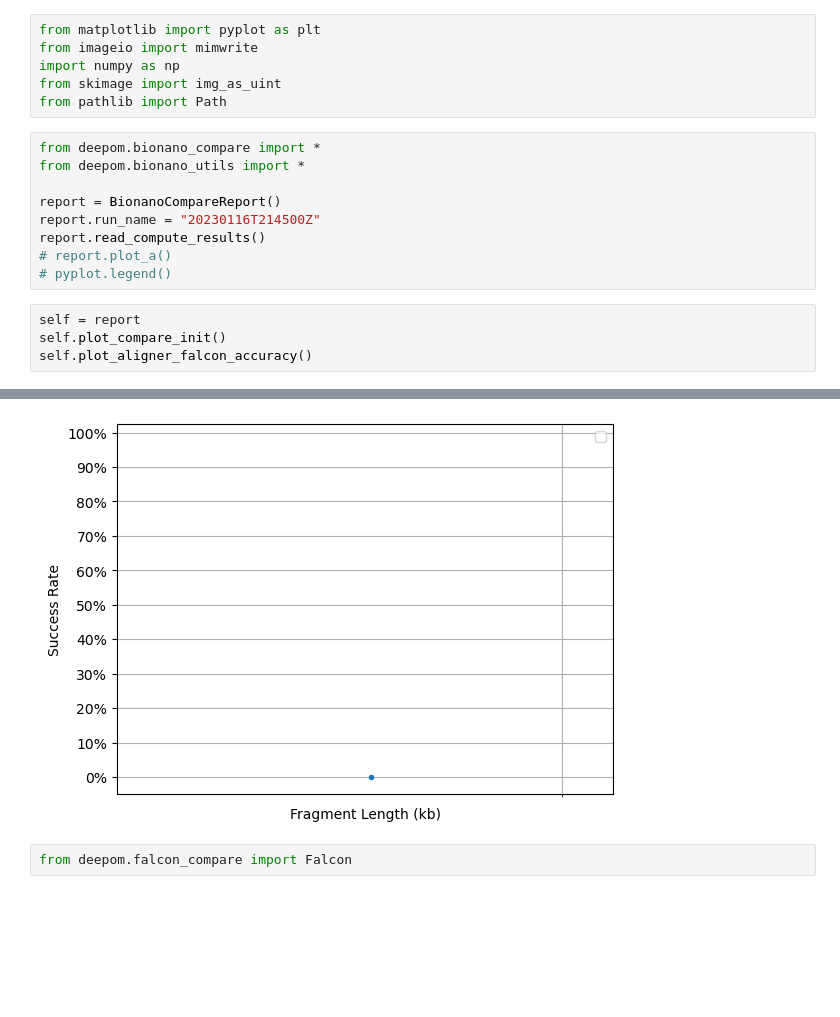
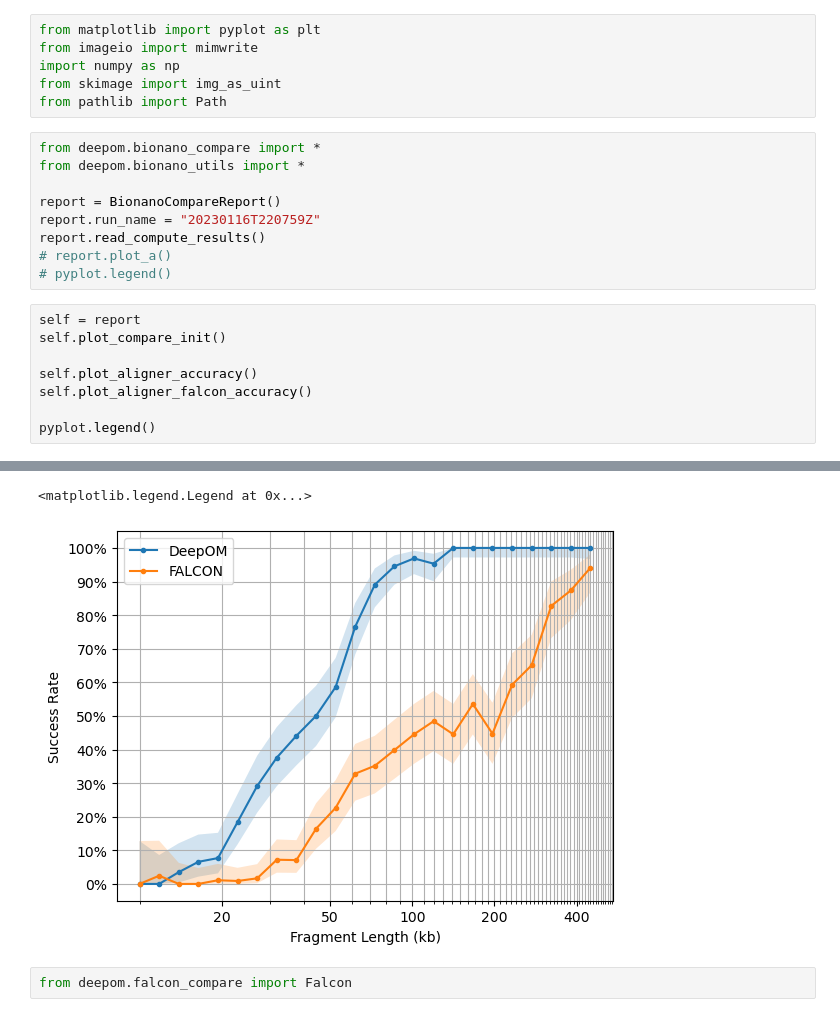
Before and after one commit to yevgenin/DeepOM, a Jupyter notebook: figures/falcon_compare.ipynb, the cells around one changed output, grey strips where cells are left out. Saved outputs shown, nothing was run; the diff lists cells and outputs as text; blank space fills up the shorter version.

```diff
--- a/figures/falcon_compare.ipynb
+++ b/figures/falcon_compare.ipynb
@@ -12,12 +12,16 @@ from deepom.bionano_compare import *
 from deepom.bionano_utils import *
 
 report = BionanoCompareReport()
-report.run_name = "20230116T214500Z"
+report.run_name = "20230116T220759Z"
 report.read_compute_results()
 # report.plot_a()
 # pyplot.legend()
 # %%
 self = report
 self.plot_compare_init()
+
+self.plot_aligner_accuracy()
 self.plot_aligner_falcon_accuracy()
+
+pyplot.legend()
 # %% [output]
@@ -25,4 +29,5 @@ self.plot_aligner_falcon_accuracy()
+<matplotlib.legend.Legend at 0x...>
-[figure, old version]
+[figure, new version]
 # %%
 from deepom.falcon_compare import Falcon
 # %% [output]
```
Also changed, not shown: parts of 1 cell of this notebook, 5 other files.
